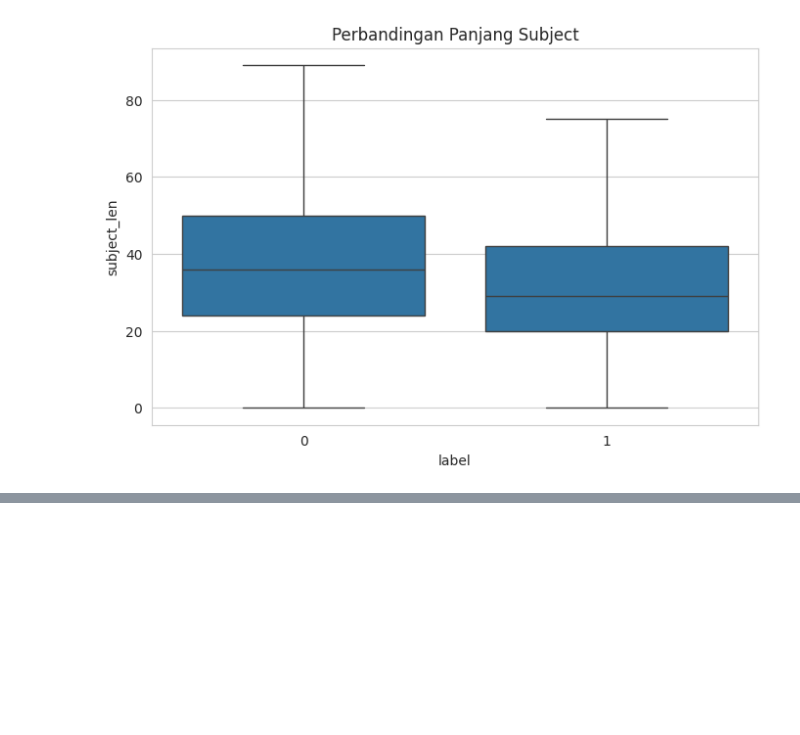
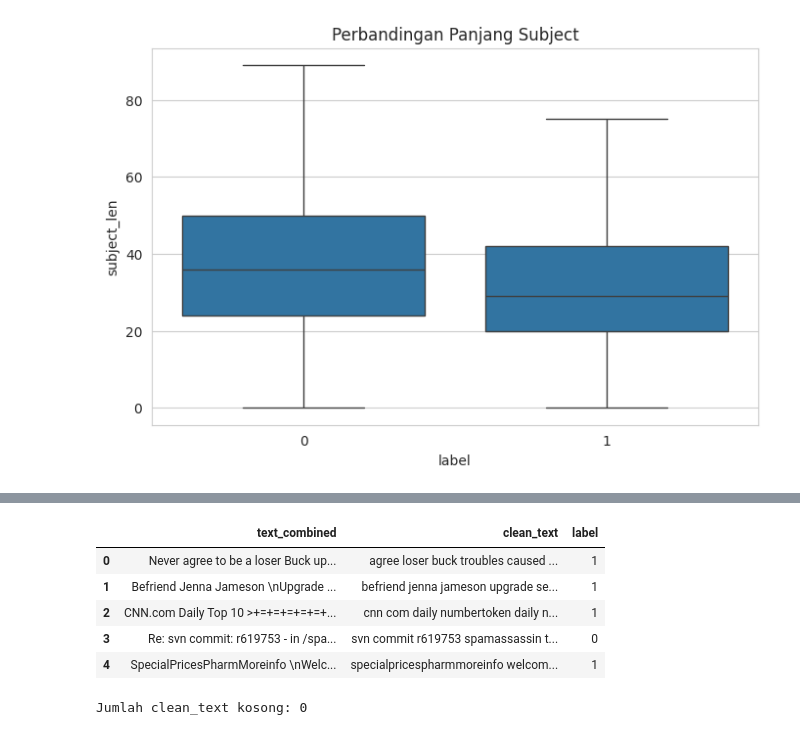
Before and after one commit to syiffac/Machine-Learning-Project_Email-Phising-Detection, a Jupyter notebook: Project_ML_Email_Spam_Detection_Aisyah_Syifa_H1D023043.ipynb, the cells around one changed output, grey strips where cells are left out. Cells and saved outputs as stored; diff of their text form; code cells hidden in the pictures; blank space fills up the shorter version.

```diff
--- a/Project_ML_Email_Spam_Detection_Aisyah_Syifa_H1D023043.ipynb
+++ b/Project_ML_Email_Spam_Detection_Aisyah_Syifa_H1D023043.ipynb
@@ -313,0 +562,67 @@ Name: subject_len, dtype: float64
+# %%
+import re
+import html
+from sklearn.feature_extraction.text import ENGLISH_STOP_WORDS
+from IPython.display import display
+
+STOPWORDS = set(ENGLISH_STOP_WORDS)
+
+def clean_email_text(text):
+    text = str(text)
+
+    # batasi teks ekstrem agar proses cleaning tidak terlalu berat
+    text = text[:20000]
+
+    # ubah HTML entity seperti &amp; menjadi karakter normal
+    text = html.unescape(text)
+
+    # hapus HTML tag
+    text = re.sub(r"<[^>]+>", " ", text)
+
+    # ganti alamat email menjadi token khusus
+    text = re.sub(r"\S+@\S+", " emailaddr ", text)
+
+    # ganti URL menjadi token khusus
+    text = re.sub(r"(https?://\S+|www\.\S+)", " urltoken ", text)
+
+    # lowercase
+    text = text.lower()
+
+    # ganti angka menjadi token khusus
+    text = re.sub(r"\b\d+\b", " numbertoken ", text)
+
+    # hapus karakter selain huruf, angka, dan spasi
+    text = re.sub(r"[^a-z0-9\s]", " ", text)
+
+    # hapus spasi berlebih
+    text = re.sub(r"\s+", " ", text).strip()
+
+    # stopword removal
+    tokens = [
+        word for word in text.split()
+        if word not in STOPWORDS and len(word) > 1
+    ]
+
+    return " ".join(tokens)
+
+df_prep["clean_text"] = df_prep["text_combined"].apply(clean_email_text) #proses cleaning
+
+display(
+    df_prep[
+        ["text_combined", "clean_text", "label"]
+    ].head()
+)
+
+empty_clean_text = (
+    df_prep["clean_text"].str.strip() == ""
+).sum()
+
+print("Jumlah clean_text kosong:", empty_clean_text)
+# %% [output]
+|  | text_combined | clean_text | label |
+| 0 | Never agree to be a loser Buck up... | agree loser buck troubles caused ... | 1 |
+| 1 | Befriend Jenna Jameson \nUpgrade ... | befriend jenna jameson upgrade se... | 1 |
+| 2 | CNN.com Daily Top 10 >+=+=+=+=+=+... | cnn com daily numbertoken daily n... | 1 |
+| 3 | Re: svn commit: r619753 - in /spa... | svn commit r619753 spamassassin t... | 0 |
+| 4 | SpecialPricesPharmMoreinfo \nWelc... | specialpricespharmmoreinfo welcom... | 1 |
+Jumlah clean_text kosong: 0
```
Also changed, not shown: parts of 10 cells of this notebook.
